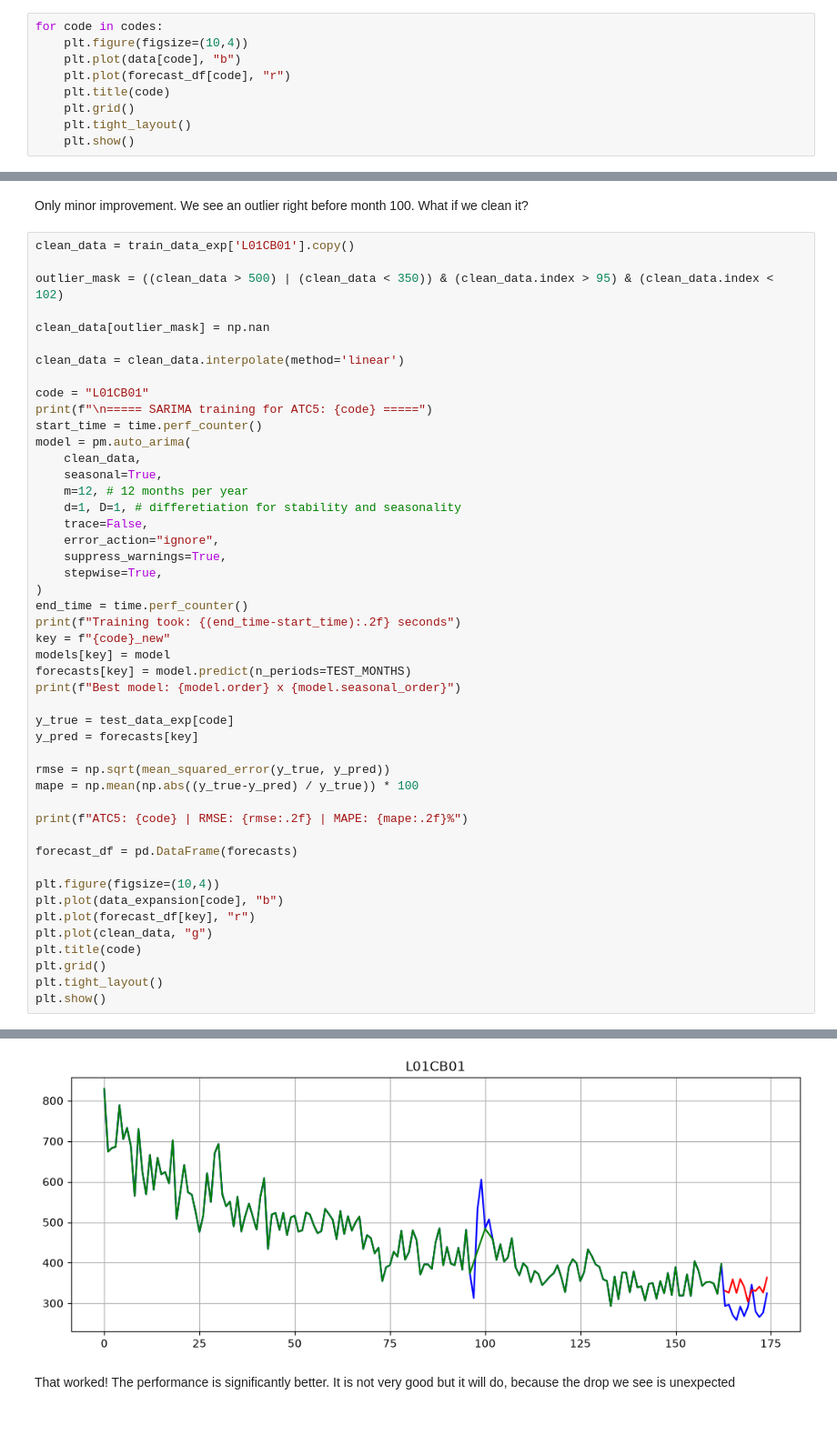
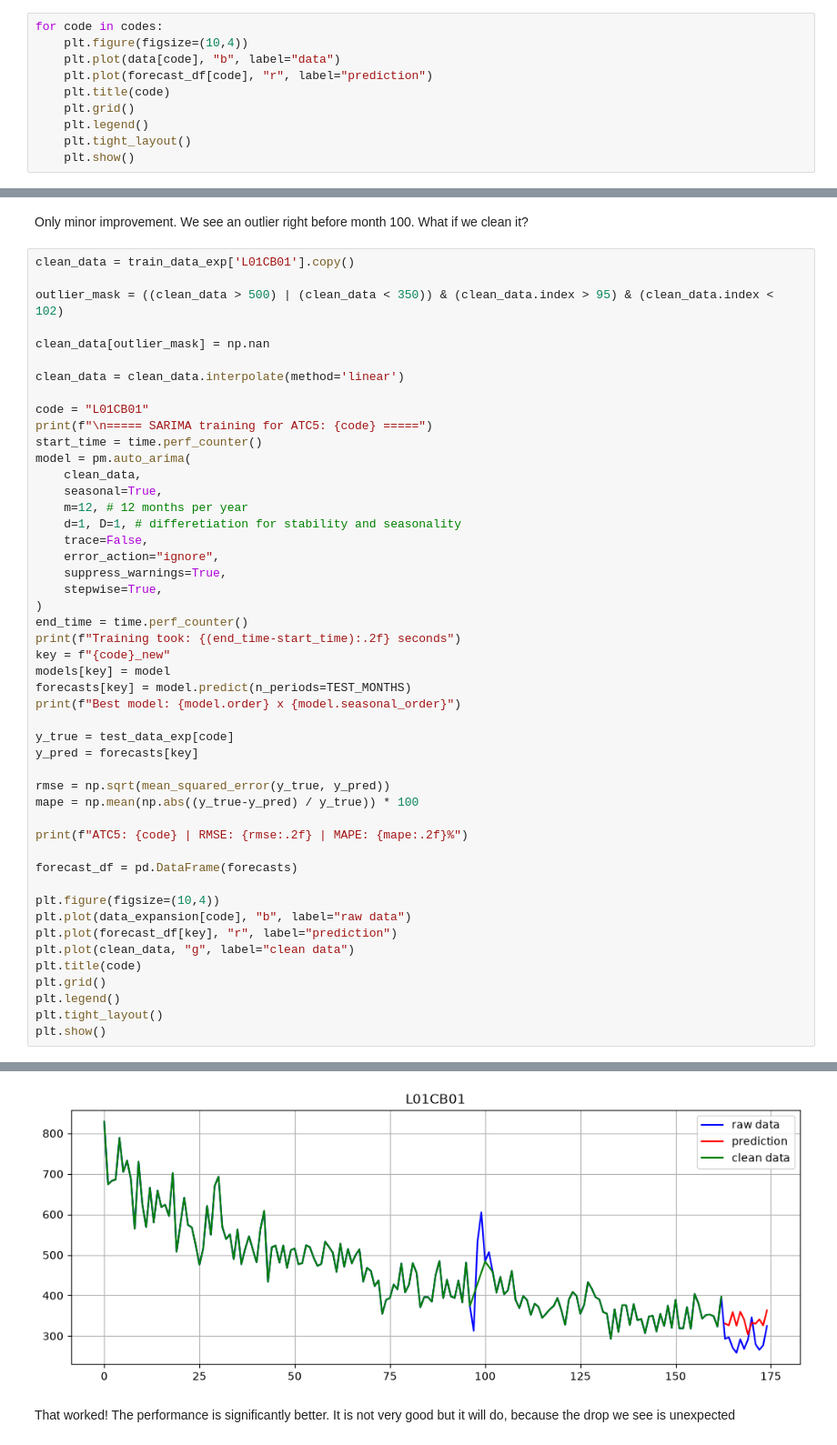
Before and after one commit to T0L1S/AgriPharm_Track3_EthnoHack_2026, a Jupyter notebook: src/agripharm_track3_ethnohack_2026/forecasting/model.ipynb, the cells around one changed output, grey strips where cells are left out. Shown at 91% size. Drawn from its saved outputs; the diff is of its cells as text.

Commit message:
added legend for plots

```diff
--- a/src/agripharm_track3_ethnohack_2026/forecasting/model.ipynb
+++ b/src/agripharm_track3_ethnohack_2026/forecasting/model.ipynb
@@ -154,10 +154,11 @@ for code in codes:
 # %%
 for code in codes:
     plt.figure(figsize=(10,4))
-    plt.plot(data[code], "b")
-    plt.plot(forecast_df[code], "r")
+    plt.plot(data[code], "b", label="data")
+    plt.plot(forecast_df[code], "r", label="prediction")
     plt.title(code)
     plt.grid()
+    plt.legend()
     plt.tight_layout()
     plt.show()
 # %% [output]
@@ -469,11 +471,12 @@ print(f"ATC5: {code} | RMSE: {rmse:.2f} | MAPE: {mape:.2f}%")
 forecast_df = pd.DataFrame(forecasts)
 
 plt.figure(figsize=(10,4))
-plt.plot(data_expansion[code], "b")
-plt.plot(forecast_df[key], "r")
-plt.plot(clean_data, "g")
+plt.plot(data_expansion[code], "b", label="raw data")
+plt.plot(forecast_df[key], "r", label="prediction")
+plt.plot(clean_data, "g", label="clean data")
 plt.title(code)
 plt.grid()
+plt.legend()
 plt.tight_layout()
 plt.show()
 # %% [output]
@@ -482,6 +485,6 @@ Training took: 8.74 seconds
 Best model: (0, 1, 1) x (0, 1, 2, 12)
 ATC5: L01CB01 | RMSE: 55.41 | MAPE: 17.96%
-[figure, old version]
+[figure, new version]
 # %% [markdown]
 That worked! The performance is significantly better. It is not very good but it will do, because the drop we see is unexpected
 # %%
```
Also changed, not shown: parts of 10 cells of this notebook, 1 other file.
